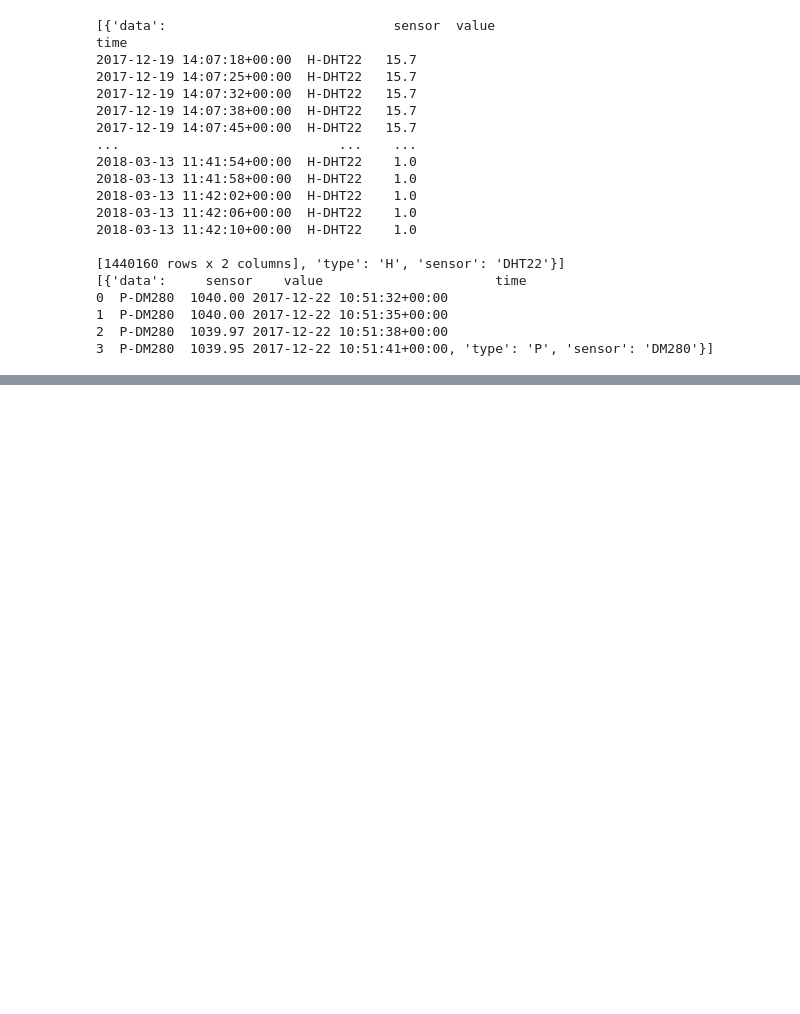
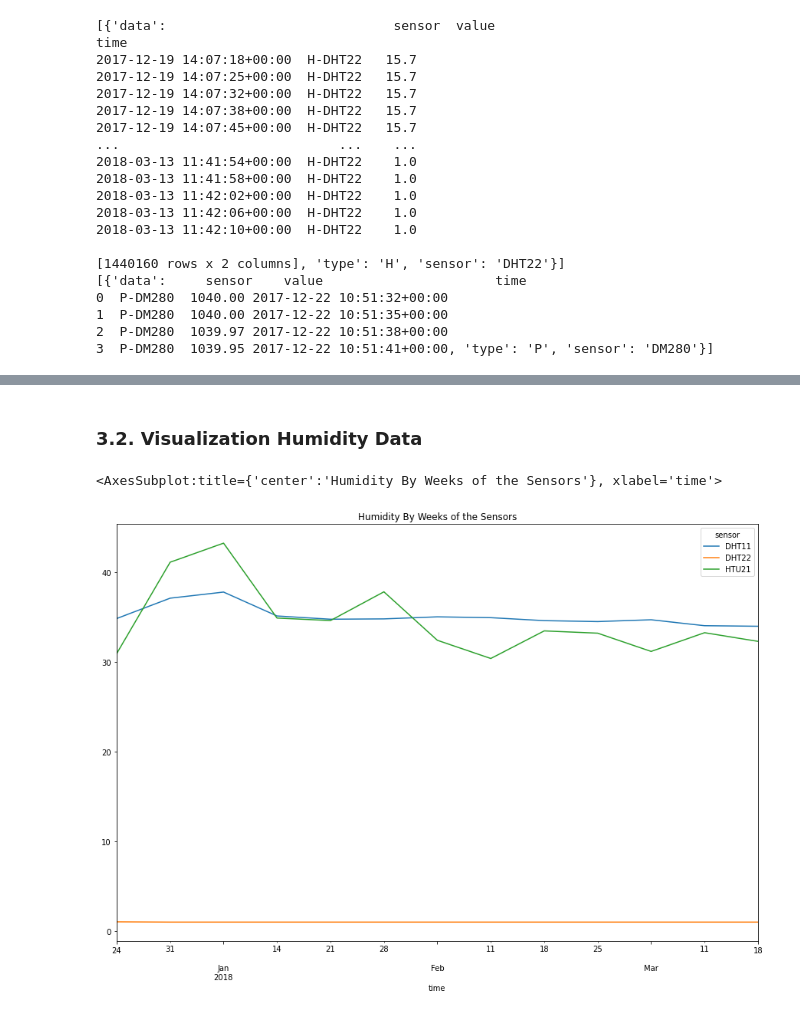
Before and after one commit to elskater98/BasicDataScience, a Jupyter notebook: measures/notebooks/Measures.ipynb, the cells around one changed output, grey strips where cells are left out. Cells and saved outputs as stored; diff of their text form; code cells hidden in the pictures; blank space fills up the shorter version.

```diff
--- a/measures/notebooks/Measures.ipynb
+++ b/measures/notebooks/Measures.ipynb
@@ -127,0 +132,9 @@ AttributeError: 'list' object has no attribute 'plot'
+# %% [markdown]
+### 3.2. Visualization Humidity Data
+# %%
+humidity_sensors=pd.concat(humidity_sensors)
+humidity_sensors=humidity_sensors.pivot(columns='sensor',values="humidity")
+humidity_sensors.plot(figsize=(15, 10),title="Humidity By Weeks of the Sensors")
+# %% [output]
+<AxesSubplot:title={'center':'Humidity By Weeks of the Sensors'}, xlabel='time'>
+[figure, added]
```
Also changed, not shown: parts of 21 cells of this notebook.
